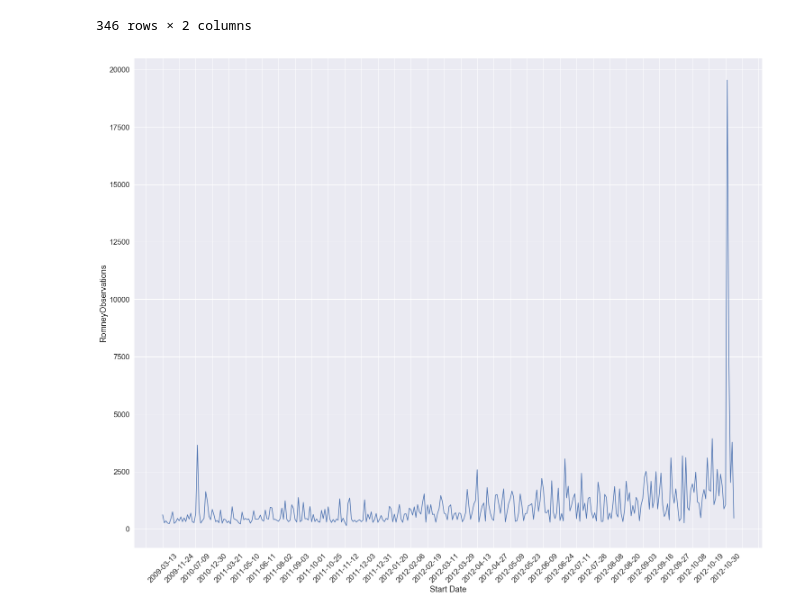
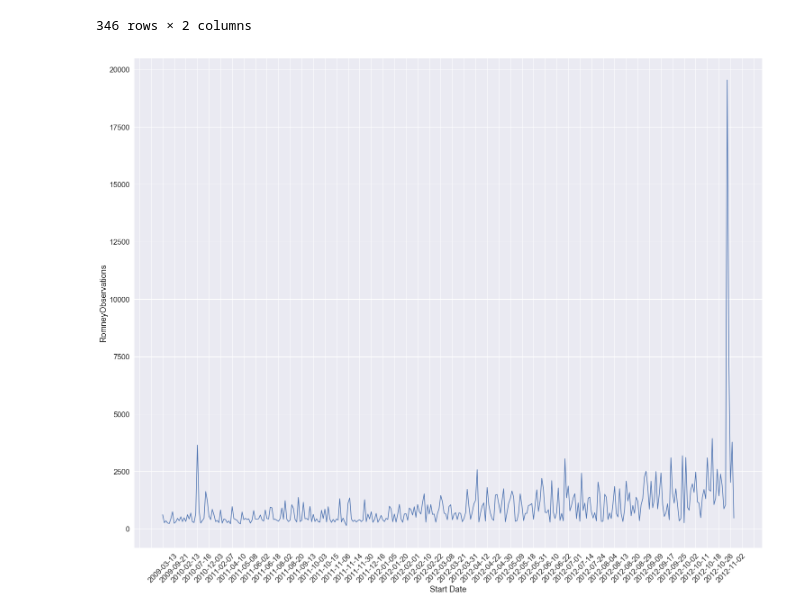
Before and after one commit to kandarpck/security-analytics, a Jupyter notebook: hw1.ipynb, the cells around one changed output. Drawn from its saved outputs; the diff is of its cells as text; code cells hidden in the pictures.

```diff
--- a/hw1.ipynb
+++ b/hw1.ipynb
@@ -194,9 +150,11 @@ grouped_df[['Start Date', 'RomneyObservations']]
 346 rows × 2 columns
 # %%
 sns.set(font_scale=1.5, rc={'figure.figsize':(25,20)})
-lp = sns.lineplot(x = grouped_df['Start Date'], y = grouped_df['RomneyObservations'])
+lp = sns.lineplot(x='Start Date',
+                  y='RomneyObservations',
+                  data=grouped_df)
+lp.xaxis.set_major_locator(ticker.MultipleLocator(base=7))
 plt.xticks(rotation=45)
-lp.xaxis.set_major_locator(ticker.MultipleLocator(base=10))
 plt.show()
 # %% [output]
-[figure, old version]
+[figure, new version]
```
Also changed, not shown: parts of 4 cells of this notebook.
